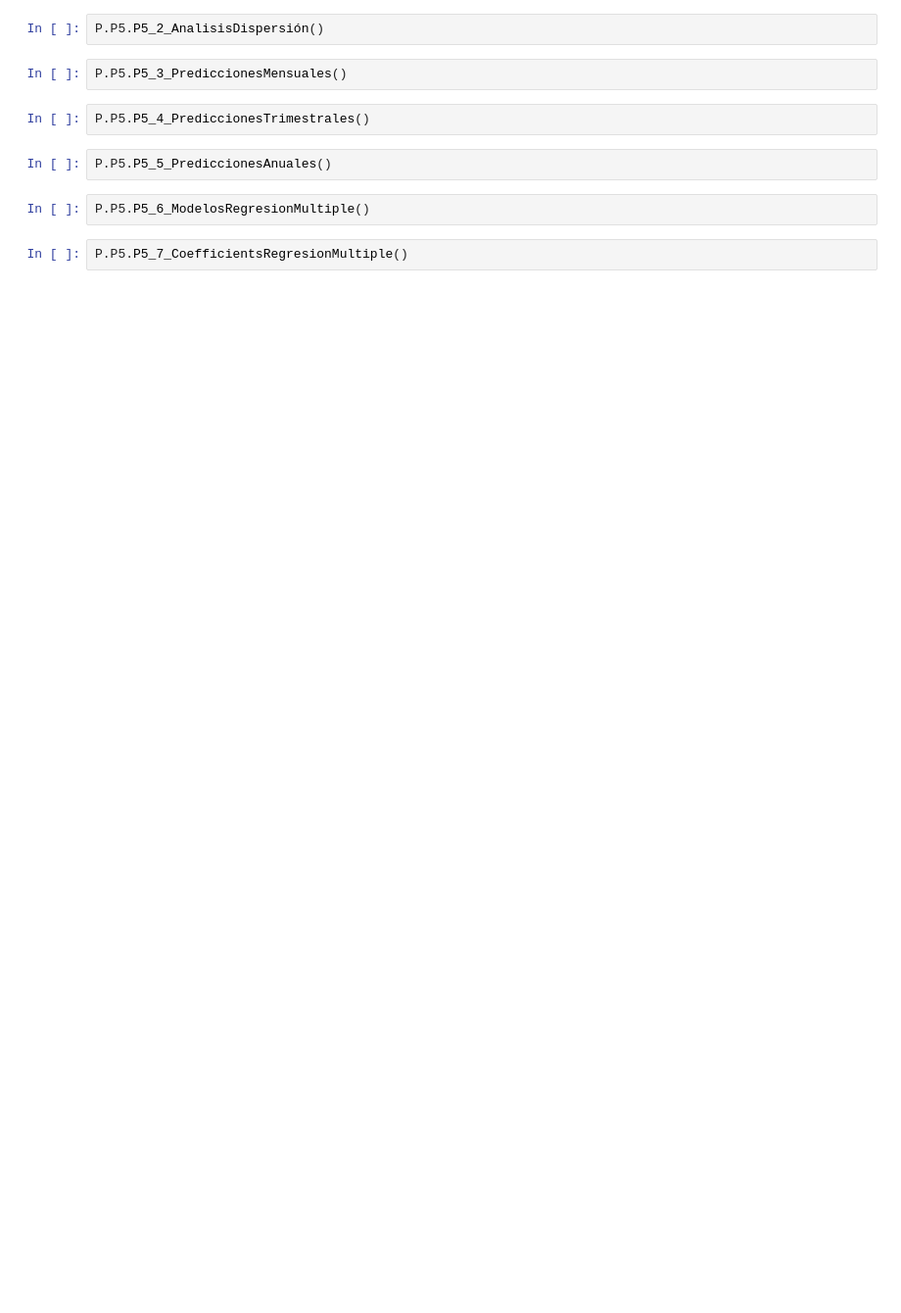
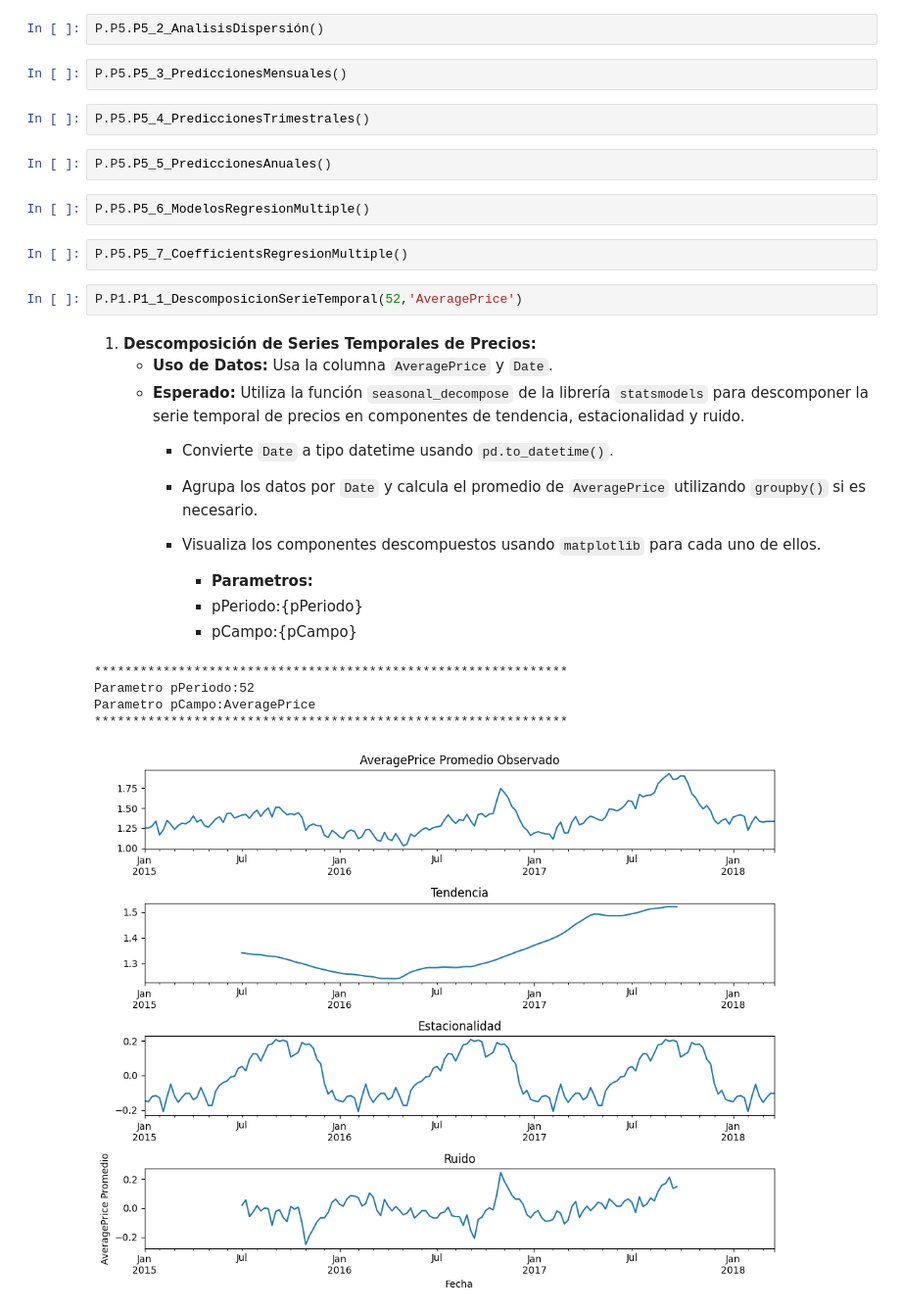
Before and after one commit to CWCreacionWeb/aguacates, a Jupyter notebook: JP_test.ipynb, the cells around one changed output. Shown at 98% size. Drawn from its saved outputs; the diff is of its cells as text; blank space fills up the shorter version.

```diff
--- a/JP_test.ipynb
+++ b/JP_test.ipynb
@@ -191,3 +178,22 @@ P.P5.P5_5_PrediccionesAnuales()
 P.P5.P5_6_ModelosRegresionMultiple()
 # %%
 P.P5.P5_7_CoefficientsRegresionMultiple()
+# %%
+P.P1.P1_1_DescomposicionSerieTemporal(52,'AveragePrice')
+# %% [output]
+
+1. **Descomposición de Series Temporales de Precios:**
+   - **Uso de Datos:** Usa la columna `AveragePrice` y `Date`.
+   - **Esperado:** Utiliza la función `seasonal_decompose` de la librería `statsmodels` para descomponer la serie temporal de precios en componentes de tendencia, estacionalidad y ruido.
+     - Convierte `Date` a tipo datetime usando `pd.to_datetime()`.
+     - Agrupa los datos por `Date` y calcula el promedio de `AveragePrice` utilizando `groupby()` si es necesario.
+     - Visualiza los componentes descompuestos usando `matplotlib` para cada uno de ellos.
+
+        - **Parametros:**
+        - pPeriodo:{pPeriodo}
+        - pCampo:{pCampo}
+**************************************************************
+Parametro pPeriodo:52
+Parametro pCampo:AveragePrice
+**************************************************************
+[figure, added]
```
Also changed, not shown: parts of 7 cells of this notebook, 3 other files.
